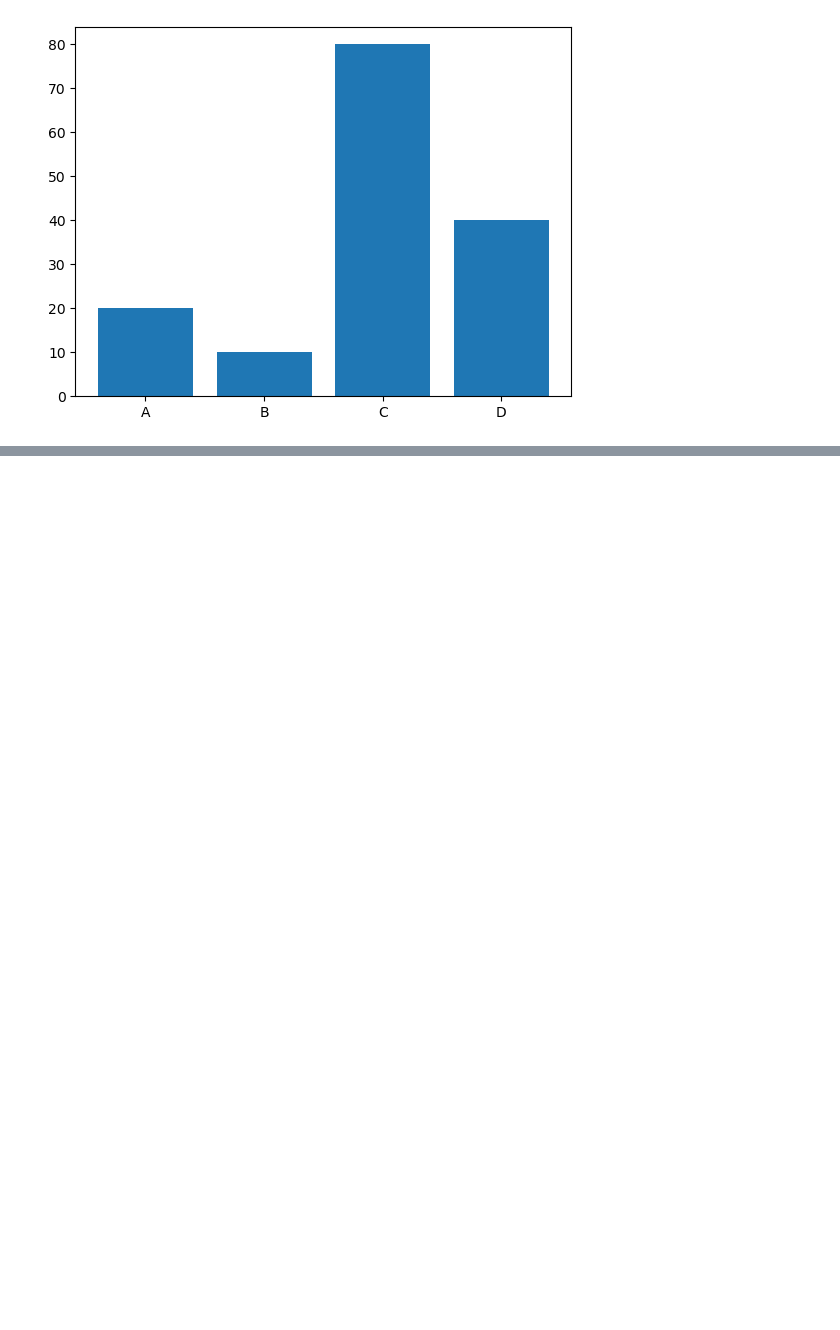
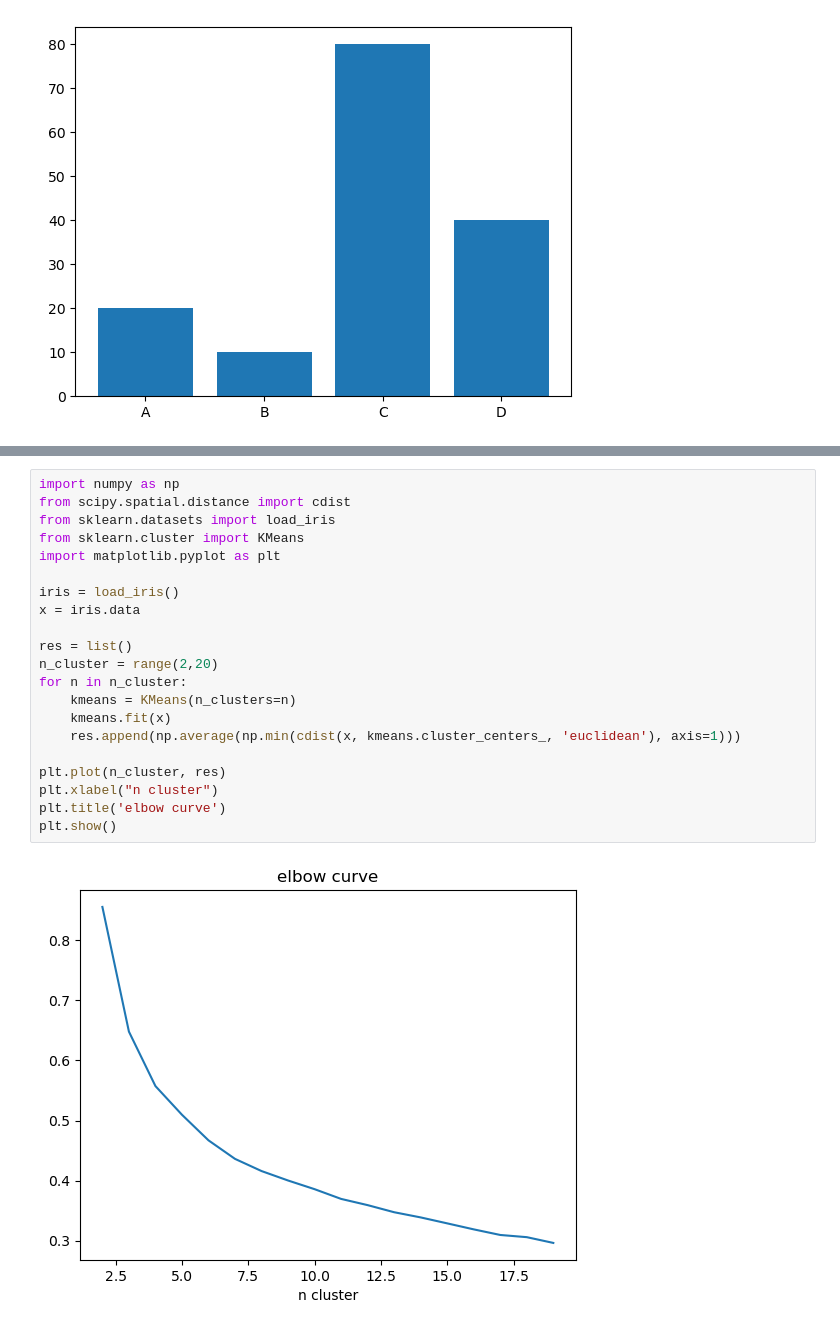
Before and after one commit to Dnezzhello/Suicide-Rates-, a Jupyter notebook: test.ipynb, the cells around one changed output, grey strips where cells are left out. Cells and saved outputs as stored; diff of their text form; blank space fills up the shorter version.

Commit message:
add clustering part

```diff
--- a/test.ipynb
+++ b/test.ipynb
@@ -192,0 +223,23 @@ plt.show()
+# %%
+import numpy as np
+from scipy.spatial.distance import cdist
+from sklearn.datasets import load_iris
+from sklearn.cluster import KMeans
+import matplotlib.pyplot as plt
+
+iris = load_iris()
+x = iris.data
+
+res = list()
+n_cluster = range(2,20)
+for n in n_cluster:
+    kmeans = KMeans(n_clusters=n)
+    kmeans.fit(x)
+    res.append(np.average(np.min(cdist(x, kmeans.cluster_centers_, 'euclidean'), axis=1)))
+
+plt.plot(n_cluster, res)
+plt.xlabel("n cluster")
+plt.title('elbow curve')
+plt.show()
+# %% [output]
+[figure, added]
```
Also changed, not shown: parts of 1 cell of this notebook.
